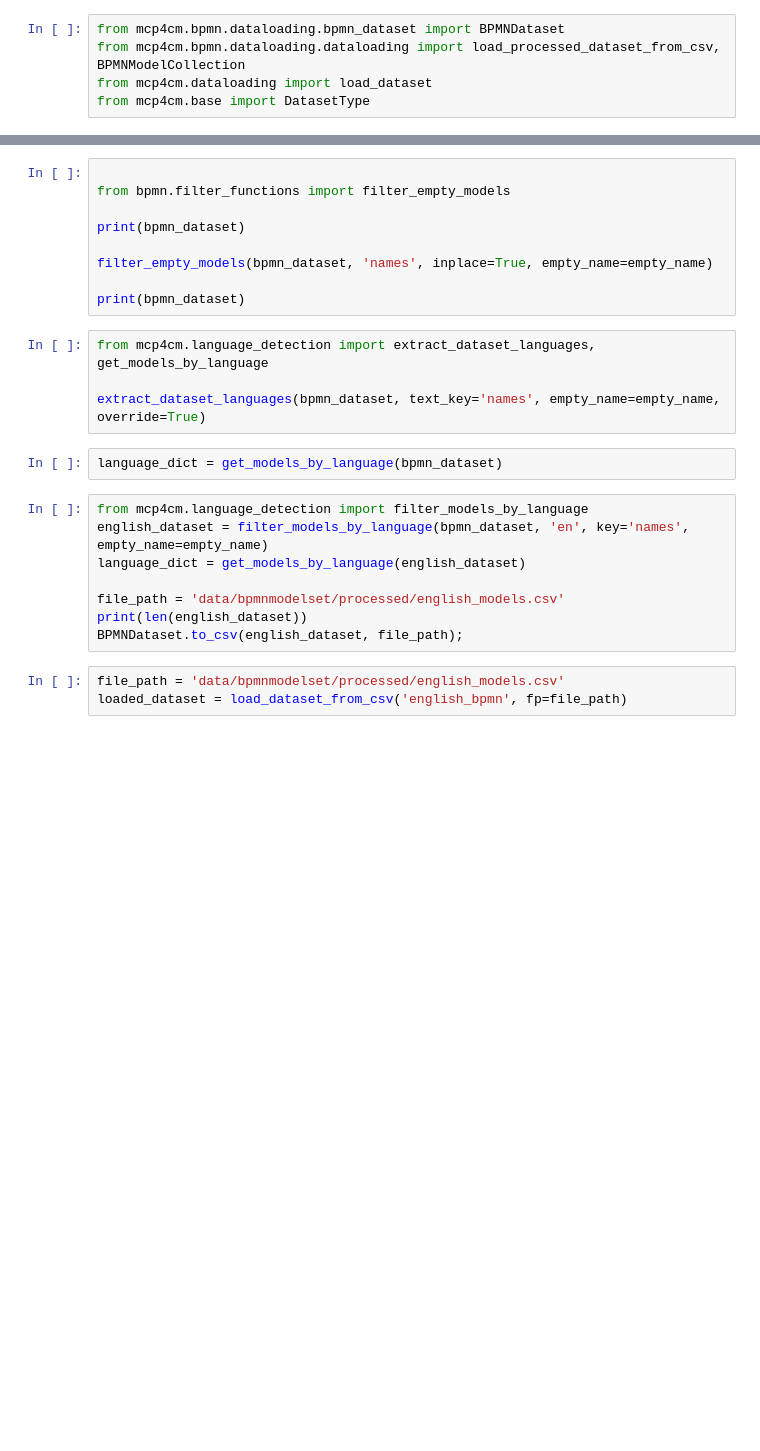
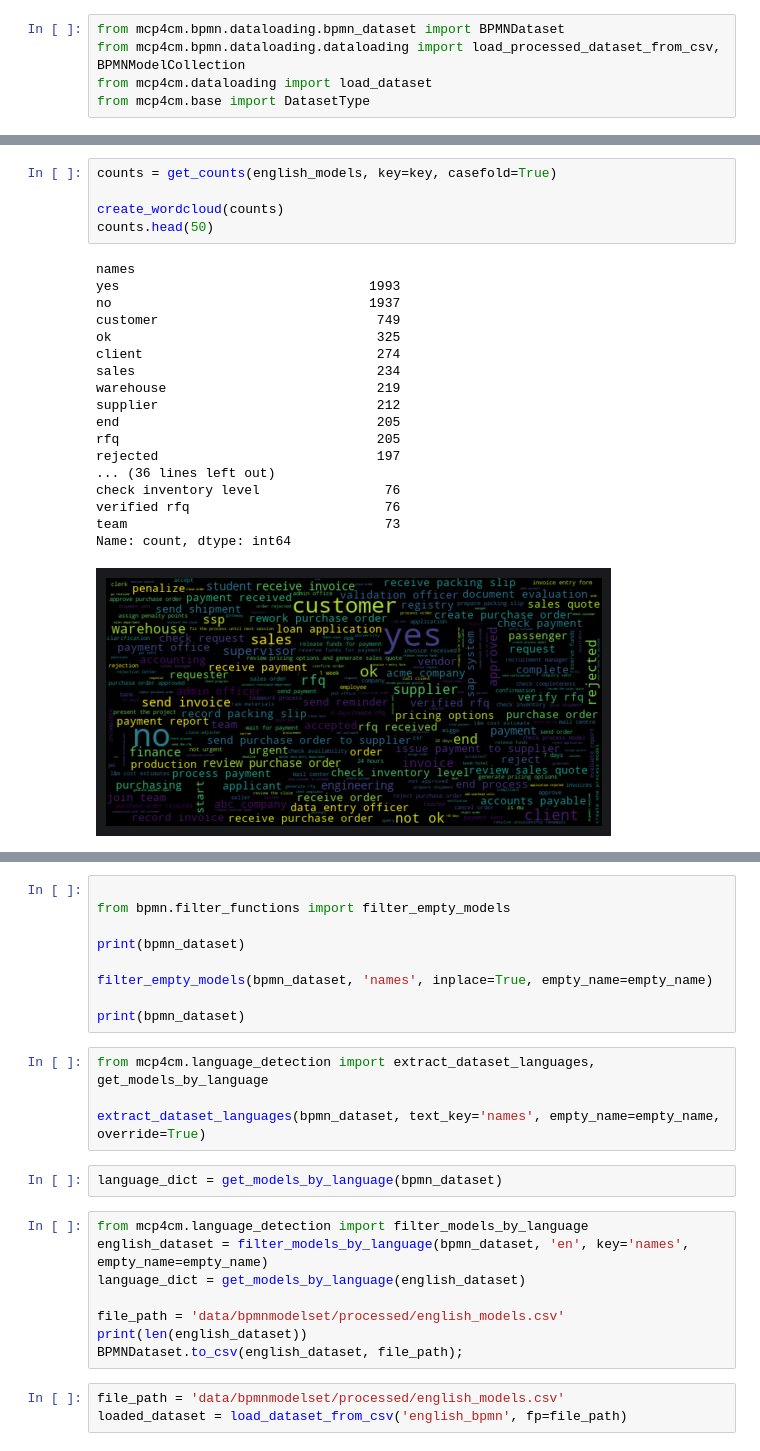
Before and after one commit to BernyWeiss/bpmn-model-cleansing, a Jupyter notebook: bpmn_analysis_notebook.ipynb, the cells around one changed output, grey strips where cells are left out. Cells and saved outputs as stored; diff of their text form; blank space fills up the shorter version.

```diff
--- a/bpmn_analysis_notebook.ipynb
+++ b/bpmn_analysis_notebook.ipynb
@@ -38,0 +73,24 @@ file_path = 'data/bpmnmodelset/processed/bpmai/culled_models.csv'
+# %%
+counts = get_counts(english_models, key=key, casefold=True)
+
+create_wordcloud(counts)
+counts.head(50)
+# %% [output]
+names
+yes                                1993
+no                                 1937
+customer                            749
+ok                                  325
+client                              274
+sales                               234
+warehouse                           219
+supplier                            212
+end                                 205
+rfq                                 205
+rejected                            197
+... (36 lines left out)
+check inventory level                76
+verified rfq                         76
+team                                 73
+Name: count, dtype: int64
+[figure, added]
```
Also changed, not shown: parts of 14 cells of this notebook, 9 other files.
